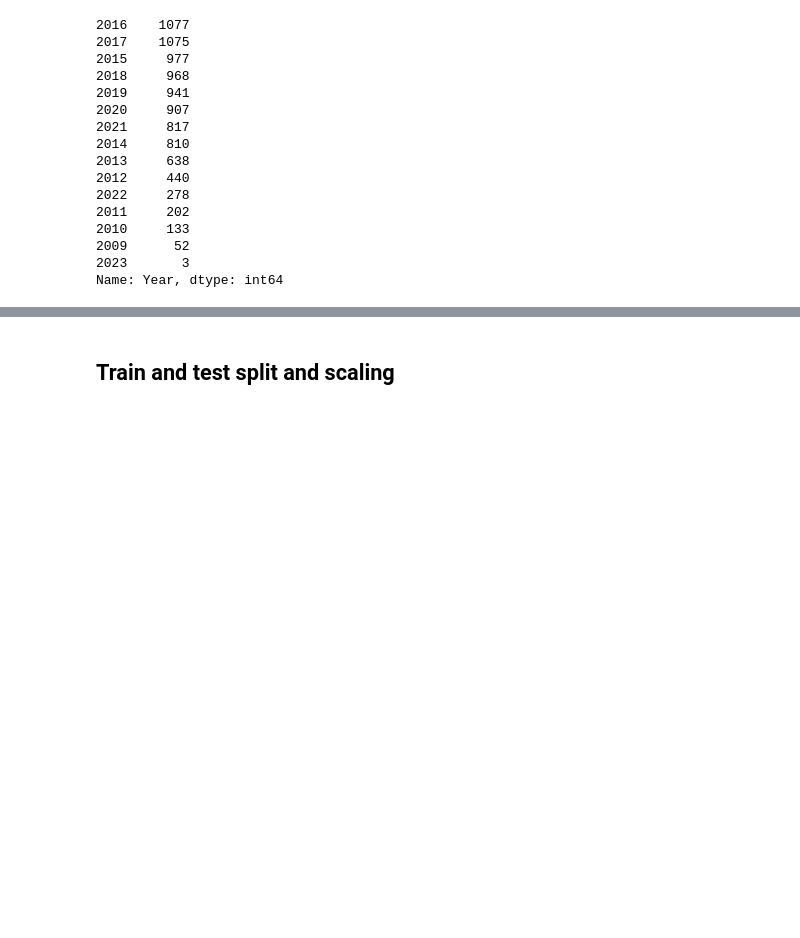
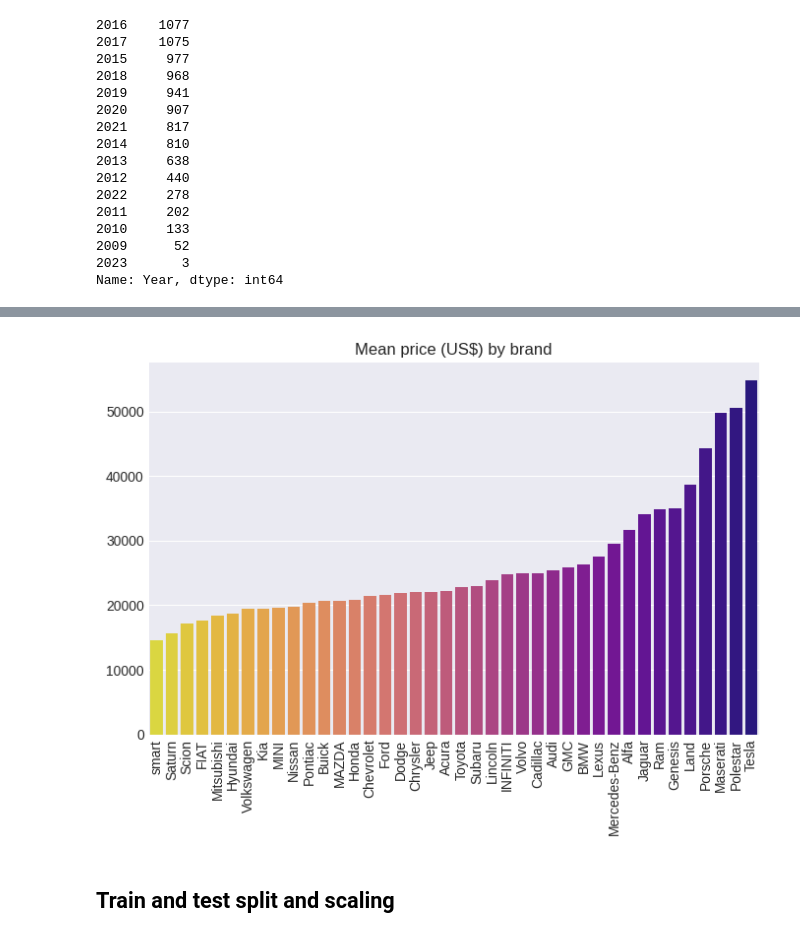
Before and after one commit to flohmannjr/Carvana-Predict-Car-Prices, a Jupyter notebook: Carvana_Predict_Car_Prices.ipynb, the cells around one changed output, grey strips where cells are left out. Saved outputs shown, nothing was run; the diff lists cells and outputs as text; code cells hidden in the pictures; blank space fills up the shorter version.

```diff
--- a/Carvana_Predict_Car_Prices.ipynb
+++ b/Carvana_Predict_Car_Prices.ipynb
@@ -113,2 +114,12 @@ sns.lineplot(data=df['Year'].value_counts());
+# %%
+sns.barplot(data=df[['Brand', 'Price']].groupby(by='Brand').mean().sort_values(by='Price').T, palette='plasma_r')
+
+plt.title('Mean price (US$) by brand')
+plt.xlabel('')
+plt.ylabel('')
+
+plt.xticks(rotation=90);
+# %% [output]
+[figure, added]
 # %% [markdown]
 ## Train and test split and scaling
```
Also changed, not shown: parts of 8 cells of this notebook.
